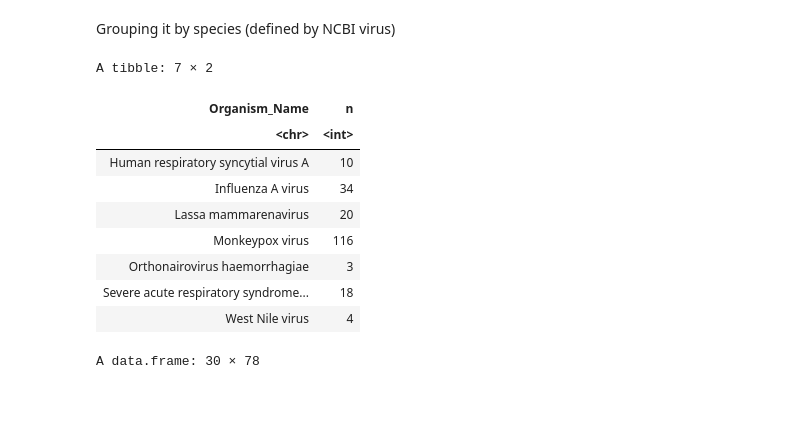
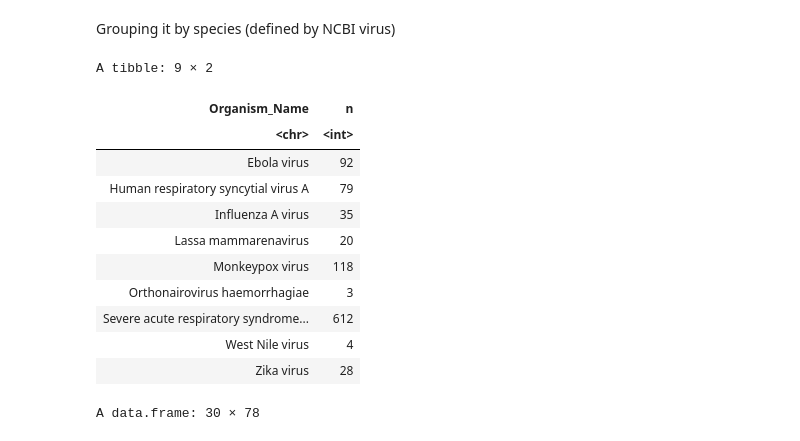
Before and after one commit to Joon-Klaps/nf-core-viralmetagenome-manuscript, a Jupyter notebook: analysis/sequence-download/selection.ipynb, the cells around one changed output. Saved outputs shown, nothing was run; the diff lists cells and outputs as text; code cells hidden in the pictures; blank space fills up the shorter version.

```diff
--- a/analysis/sequence-download/selection.ipynb
+++ b/analysis/sequence-download/selection.ipynb
@@ -83,21 +83,23 @@ A data.frame: 6 × 47
 Grouping it by species (defined by NCBI virus)
 # %%
 sequences %>% merge( runInfo, by.x = "SRA_Accession", by.y = "Run")%>%
-    filter(Platform == "ILLUMINA", LibraryStrategy !="AMPLICON")%>%
+    # filter(Platform == "ILLUMINA", LibraryStrategy !="AMPLICON")%>%
     mutate(Organism_Name=gsub("Mammarenavirus lassaense","Lassa mammarenavirus",Organism_Name))%>%
     group_by(Organism_Name)%>%
     summarise(n = n())
 # %% [output]
-A tibble: 7 × 2
+A tibble: 9 × 2
 | Organism_Name | n |
 | <chr> | <int> |
-| Human respiratory syncytial virus A | 10 |
-| Influenza A virus | 34 |
+| Ebola virus | 92 |
+| Human respiratory syncytial virus A | 79 |
+| Influenza A virus | 35 |
 | Lassa mammarenavirus | 20 |
-| Monkeypox virus | 116 |
+| Monkeypox virus | 118 |
 | Orthonairovirus haemorrhagiae | 3 |
-| Severe acute respiratory syndrome... | 18 |
+| Severe acute respiratory syndrome... | 612 |
 | West Nile virus | 4 |
+| Zika virus | 28 |
 # %%
 sequences %>% merge( runInfo, by.x = "SRA_Accession", by.y = "Run")%>%
     filter(Platform == "ILLUMINA", LibraryStrategy !="AMPLICON")%>%
```
Also changed, not shown: 10 other files.
